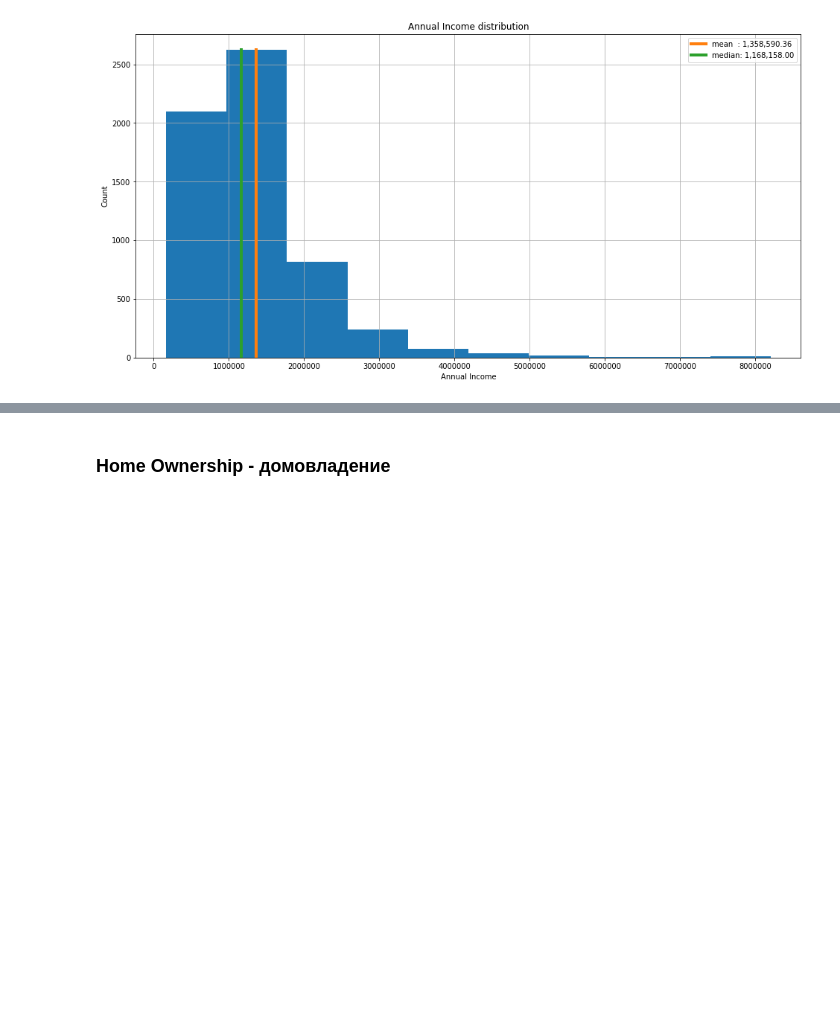
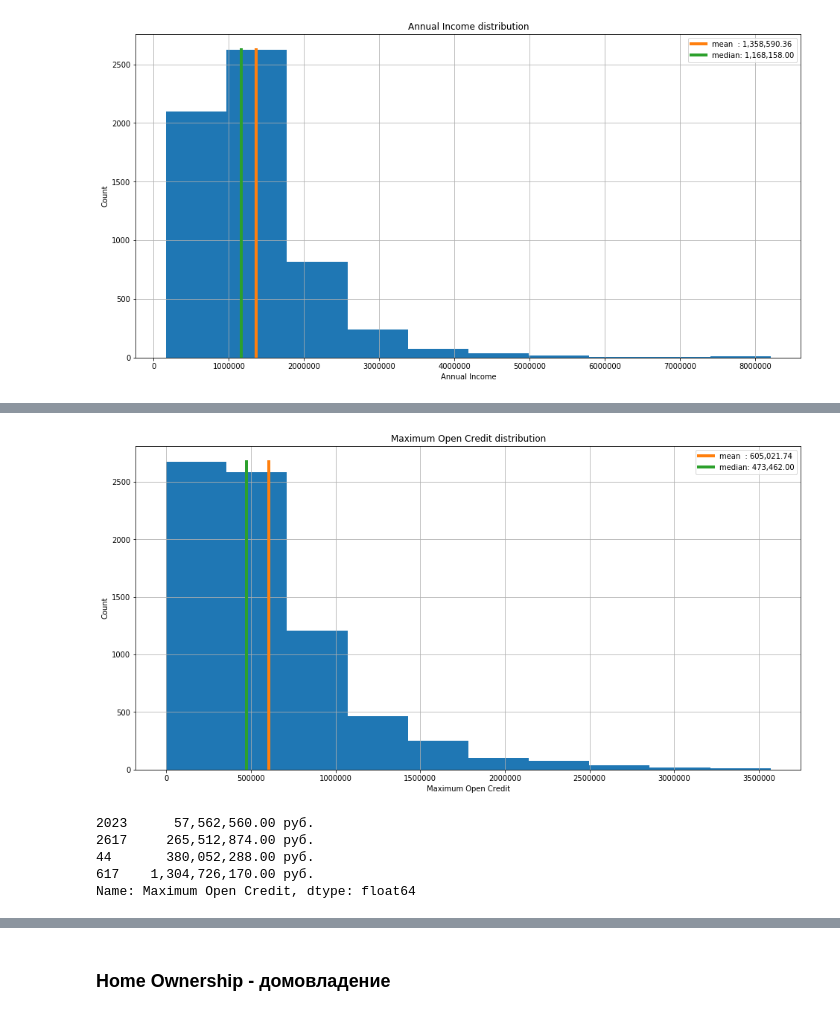
Before and after one commit to alex-chin/GB_LIBS_DS2, a Jupyter notebook: course_project/finBUM.ipynb, the cells around one changed output, grey strips where cells are left out. Saved outputs shown, nothing was run; the diff lists cells and outputs as text; code cells hidden in the pictures; blank space fills up the shorter version.

```diff
--- a/course_project/finBUM.ipynb
+++ b/course_project/finBUM.ipynb
@@ -258,0 +368,14 @@ first_look(df_train['Annual Income'])
+# %%
+first_look(df_train['Maximum Open Credit'], quan=0.99)
+# %% [output]
+[figure, added]
+# %%
+pd.options.display.float_format = '{:,.2f} руб.'.format
+print(df_train['Maximum Open Credit'].sort_values().tail(4))
+pd.reset_option('display.float_format')
+# %% [output]
+2023      57,562,560.00 руб.
+2617     265,512,874.00 руб.
+44       380,052,288.00 руб.
+617    1,304,726,170.00 руб.
+Name: Maximum Open Credit, dtype: float64
```
Also changed, not shown: parts of 45 cells of this notebook.
